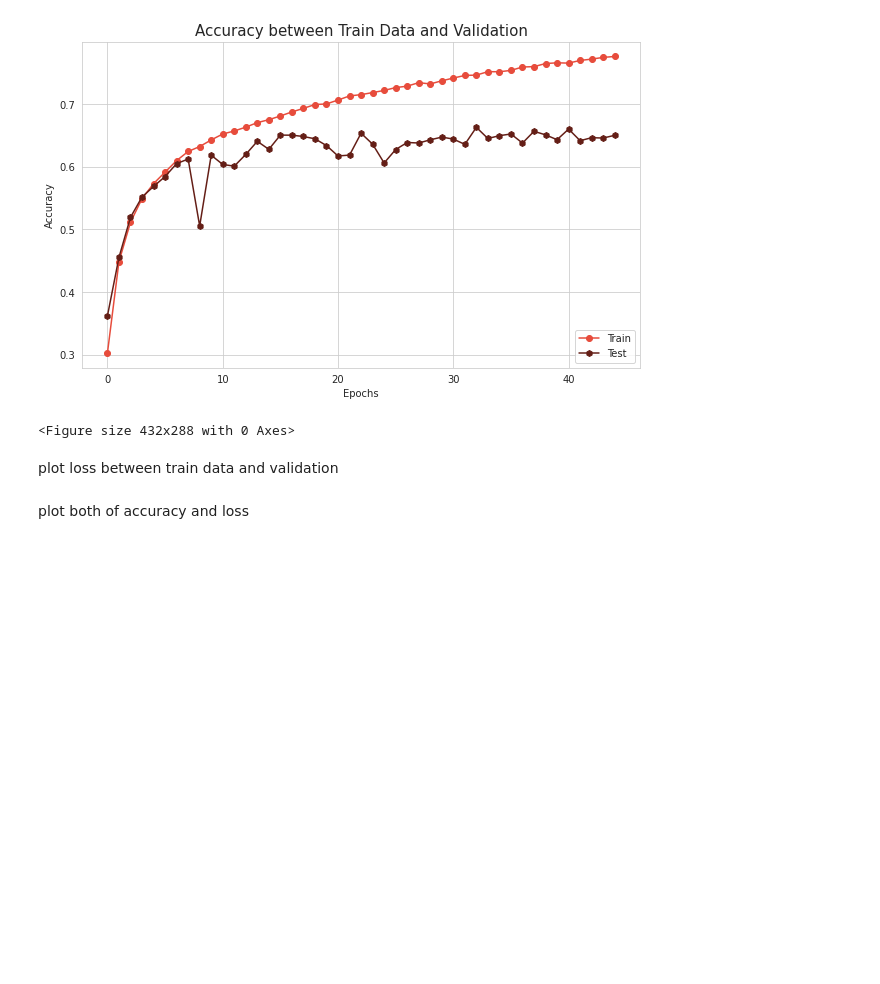
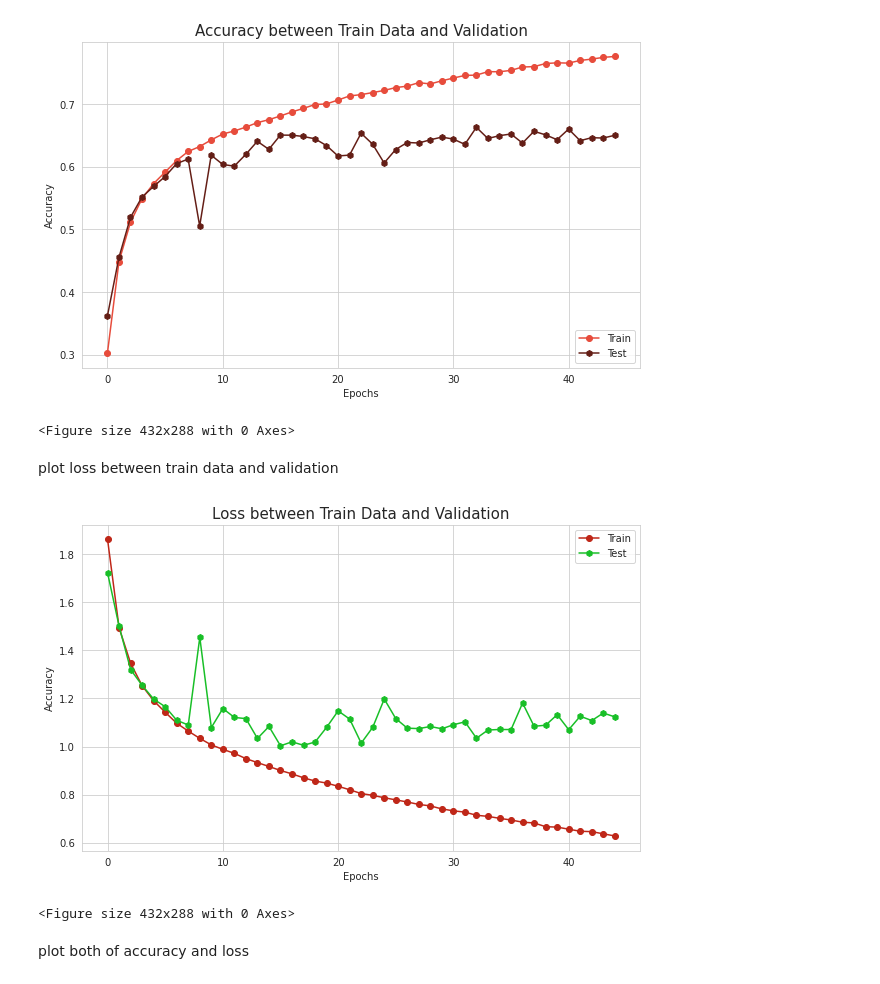
Before and after one commit to MohammadMahdiOmid/DeepLearning, a Jupyter notebook: CIFAR10_with_Keras.ipynb, the cells around one changed output. Saved outputs shown, nothing was run; the diff lists cells and outputs as text; code cells hidden in the pictures; blank space fills up the shorter version.

Commit message:
plotting result

```diff
--- a/CIFAR10_with_Keras.ipynb
+++ b/CIFAR10_with_Keras.ipynb
@@ -132,14 +132,18 @@ plt.savefig("Fig1.png")
 plot loss between train data and validation
 # %%
 plt.figure(figsize=(10,6))
-sb.setstyle('whitegrid')
-plt.plot(model_fit.history['loss'],color='#Purple',marker='o')
-plt.plot(model_fit.history['val_loss'],color='#Orange',marker='h')
+sb.set_style('whitegrid')
+plt.plot(model_fit.history['loss'],color='#bf2718',marker='o')
+plt.plot(model_fit.history['val_loss'],color='#18bf27',marker='h')
 plt.title('Loss between Train Data and Validation',fontsize=15)
-plt.xlable('Epochs')
-plt.ylable('Accuracy')
+plt.xlabel('Epochs')
+plt.ylabel('Accuracy')
 plt.legend(['Train','Test'],loc='best')
 plt.show()
+plt.savefig("Fig2.png")
+# %% [output]
+[figure, added]
+<Figure size 432x288 with 0 Axes>
 # %% [markdown]
 plot both of accuracy and loss
 # %%
```
Also changed, not shown: parts of 1 cell of this notebook.
